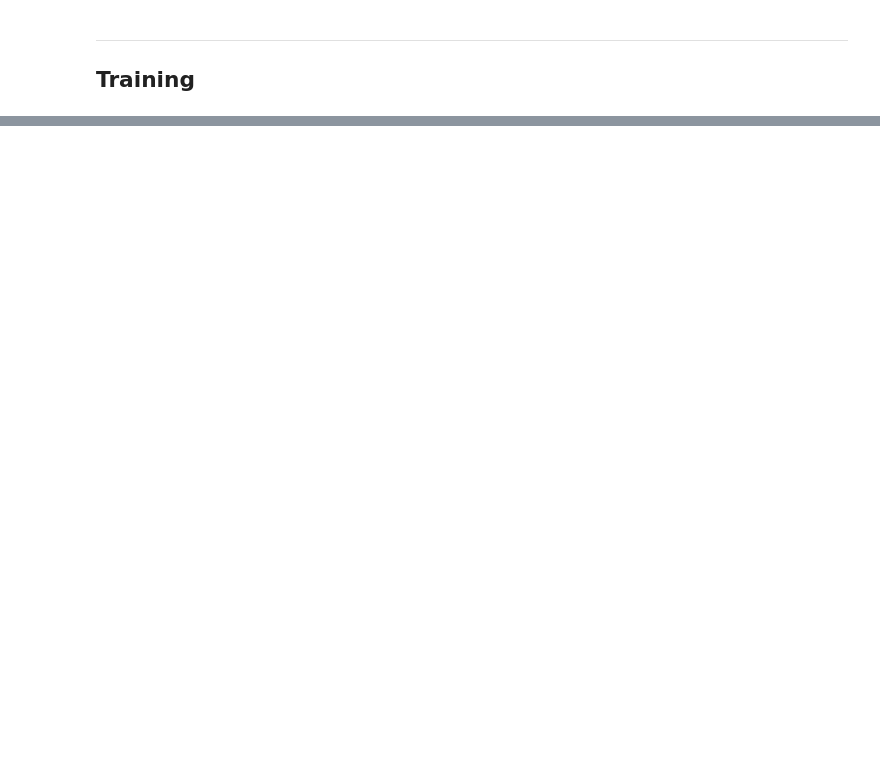
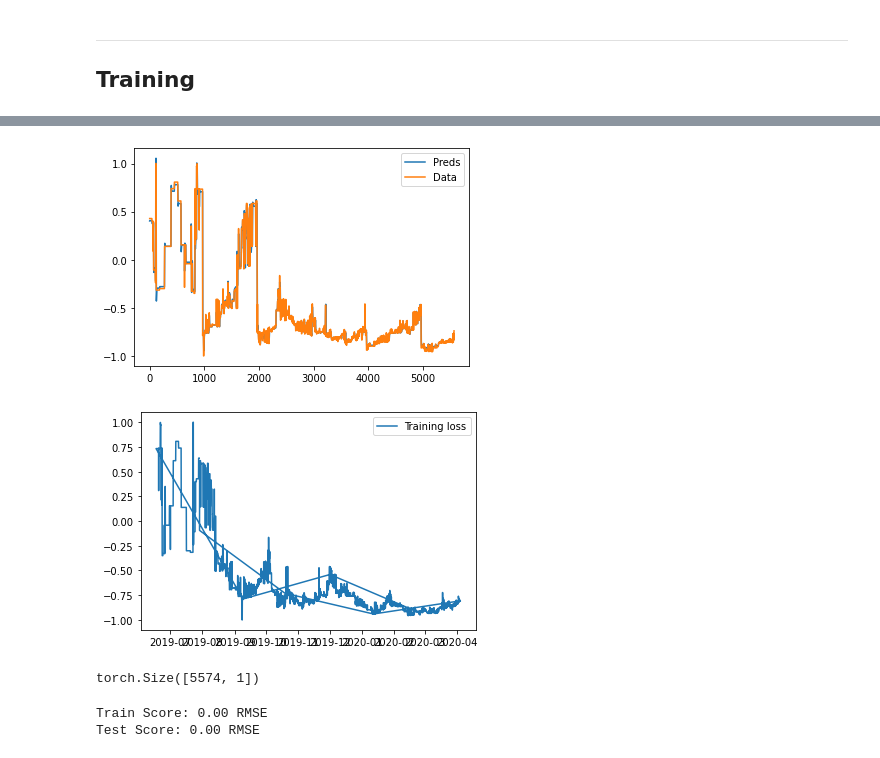
Before and after one commit to collinarnett/xcalibra_trading_bot, a Jupyter notebook: safex_trading_bot.ipynb, the cells around one changed output, grey strips where cells are left out. Saved outputs shown, nothing was run; the diff lists cells and outputs as text; code cells hidden in the pictures; blank space fills up the shorter version.

Commit message:
lstm working now - renamed some files for better description - added unneeded files to gitignore

```diff
--- a/safex_trading_bot.ipynb
+++ b/safex_trading_bot.ipynb
@@ -214,2 +110,0 @@ xtick_formatter = AutoDateFormatter(xtick_locator)
-# %%
-hist.index = pd.to_datetime(hist.index)
@@ -227,0 +144,5 @@ plt.show()
+# %%
+x_train = torch.from_numpy(x_train).type(torch.Tensor)
+x_test = torch.from_numpy(x_test).type(torch.Tensor)
+y_train = torch.from_numpy(y_train).type(torch.Tensor)
+y_test = torch.from_numpy(y_test).type(torch.Tensor)
@@ -227,0 +237,28 @@ plt.show()
+# %%
+
+thing = np.zeros(num_epochs)
+
+# Number of steps to unroll
+seq_dim =look_back-1
+
+for t in range(num_epochs):
+    # Initialise hidden state
+    # Don't do this if you want your LSTM to be stateful
+    #model.hidden = model.init_hidden()
+
+    # Forward pass
+    y_train_pred = model(x_train)
+
+    loss = loss_fn(y_train_pred, y_train)
+    if t % 10 == 0 and t !=0:
+        print("Epoch ", t, "MSE: ", loss.item())
+    thing[t] = loss.item()
+
+    # Zero out gradient, else they will accumulate between epochs
+    optimiser.zero_grad()
+
+    # Backward pass
+    loss.backward()
+
+    # Update parameters
+    optimiser.step()
@@ -227,0 +275,34 @@ plt.show()
+# %%
+plt.plot(y_train_pred.detach().numpy(), label="Preds")
+plt.plot(y_train.detach().numpy(), label="Data")
+plt.legend()
+plt.show()
+
+plt.plot(hist, label="Training loss")
+plt.legend()
+plt.show()
+# %% [output]
+[figure, added]
+[figure, added]
+# %%
+np.shape(y_train_pred)
+# %% [output]
+torch.Size([5574, 1])
+# %%
+# make predictions
+y_test_pred = model(x_test)
+
+# invert predictions
+y_train_pred = scaler.inverse_transform(y_train_pred.detach().numpy())
+y_train = scaler.inverse_transform(y_train.detach().numpy())
+y_test_pred = scaler.inverse_transform(y_test_pred.detach().numpy())
+y_test = scaler.inverse_transform(y_test.detach().numpy())
+
+# calculate root mean squared error
+trainScore = math.sqrt(mean_squared_error(y_train[:,0], y_train_pred[:,0]))
+print('Train Score: %.2f RMSE' % (trainScore))
+testScore = math.sqrt(mean_squared_error(y_test[:,0], y_test_pred[:,0]))
+print('Test Score: %.2f RMSE' % (testScore))
+# %% [output]
+Train Score: 0.00 RMSE
+Test Score: 0.00 RMSE
```
Also changed, not shown: parts of 31 cells of this notebook, 3 other files.
